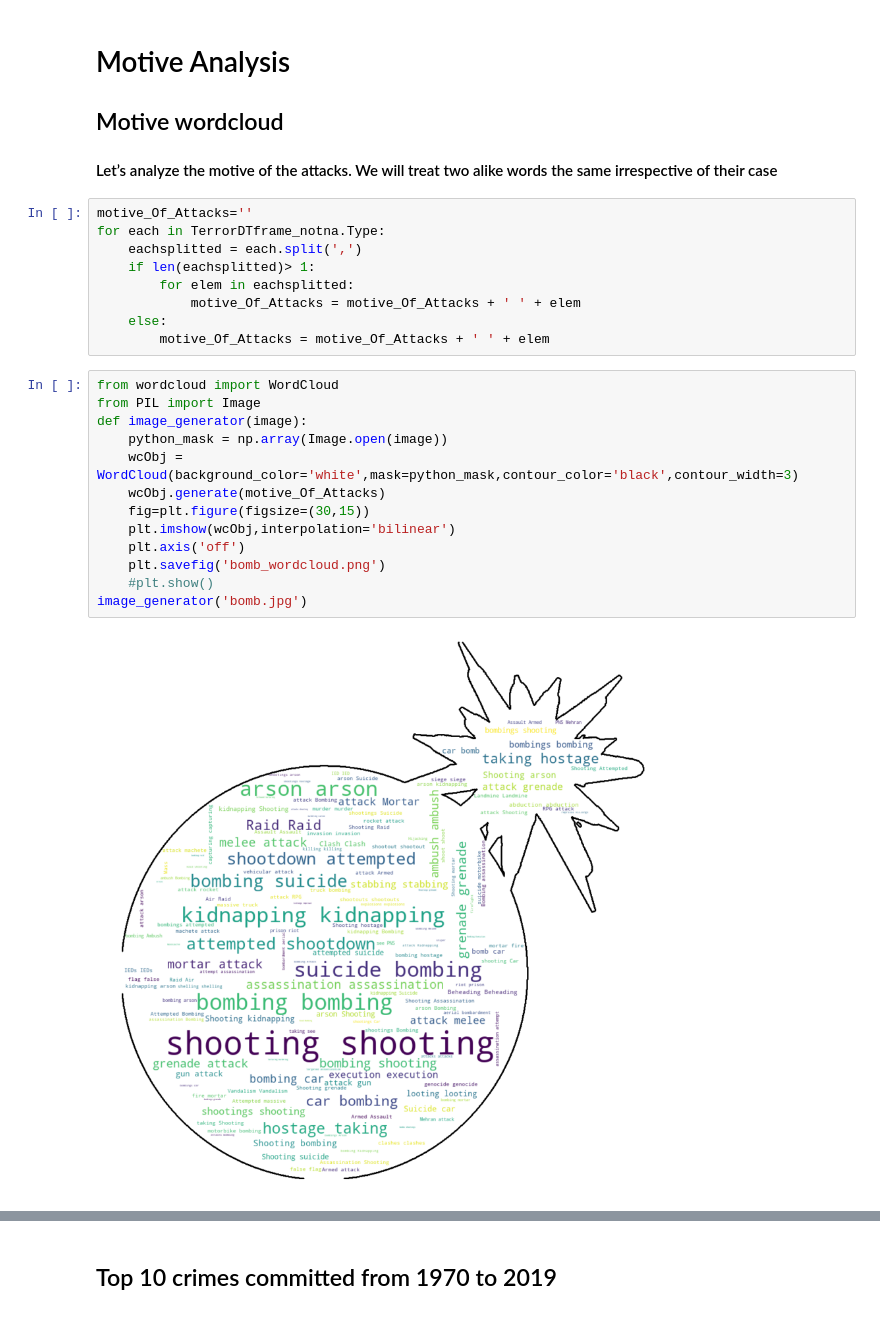
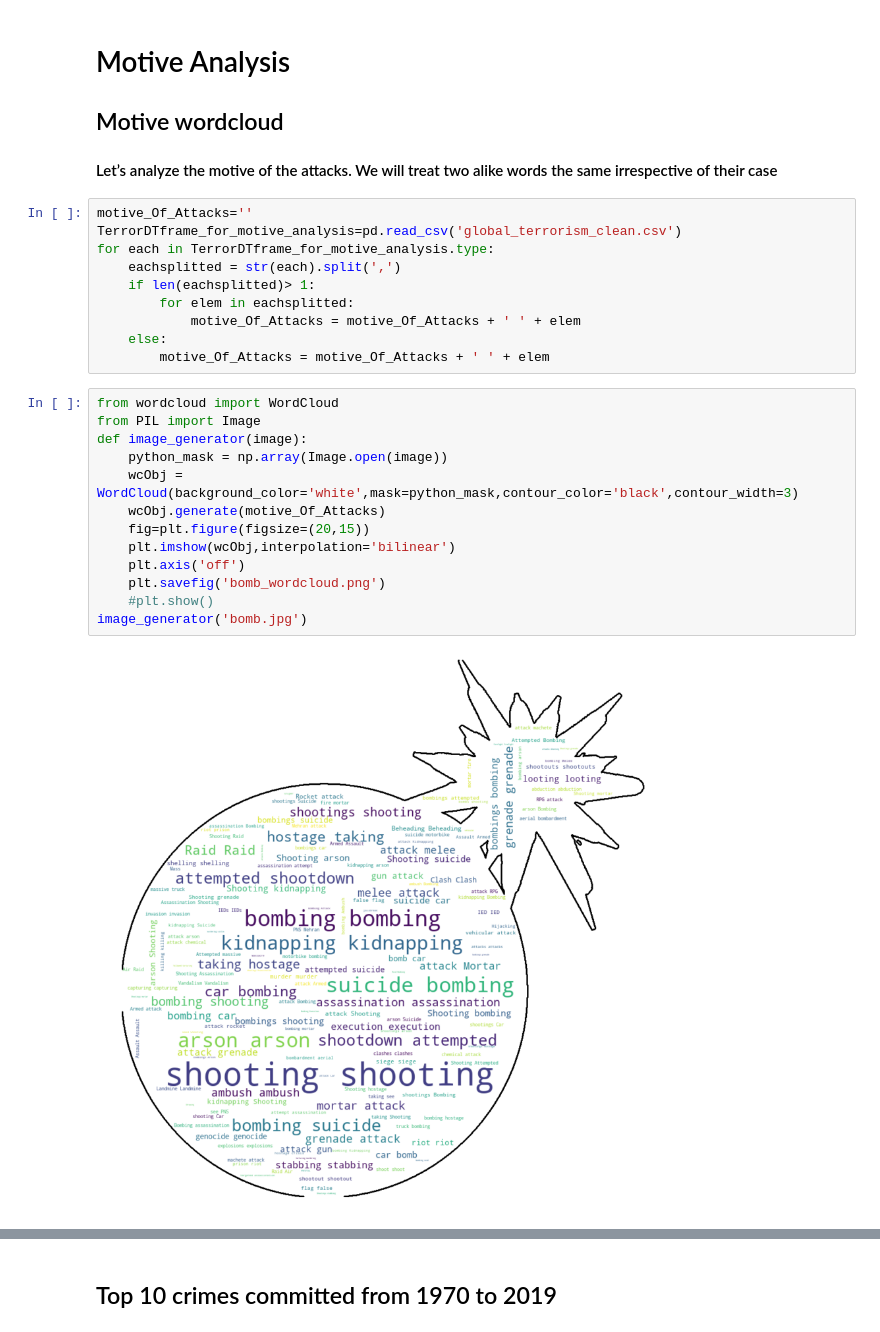
Before and after one commit to SupChanda/Predicting-perpetrators-of-global-terrorism, a Jupyter notebook: Predicting Perpetrator using Machine Learning algorithm.ipynb, the cells around one changed output, grey strips where cells are left out. Saved outputs shown, nothing was run; the diff lists cells and outputs as text.

```diff
--- a/Predicting Perpetrator using Machine Learning algorithm.ipynb
+++ b/Predicting Perpetrator using Machine Learning algorithm.ipynb
@@ -219,8 +296,9 @@ plt.show()
 #### Let’s analyze the motive of the attacks. We will treat two alike words the same irrespective of their case
 # %%
 motive_Of_Attacks=''
-for each in TerrorDTframe_notna.Type:
-    eachsplitted = each.split(',')
+TerrorDTframe_for_motive_analysis=pd.read_csv('global_terrorism_clean.csv')
+for each in TerrorDTframe_for_motive_analysis.type:
+    eachsplitted = str(each).split(',')
     if len(eachsplitted)> 1:
         for elem in eachsplitted:
             motive_Of_Attacks = motive_Of_Attacks + ' ' + elem
@@ -229,15 +307,15 @@ for each in TerrorDTframe_notna.Type:
 # %%
 from wordcloud import WordCloud
 from PIL import Image
 def image_generator(image):
     python_mask = np.array(Image.open(image))
     wcObj = WordCloud(background_color='white',mask=python_mask,contour_color='black',contour_width=3)
     wcObj.generate(motive_Of_Attacks)
-    fig=plt.figure(figsize=(30,15))
+    fig=plt.figure(figsize=(20,15))
     plt.imshow(wcObj,interpolation='bilinear')
     plt.axis('off')
     plt.savefig('bomb_wordcloud.png')
     #plt.show()
 image_generator('bomb.jpg')
 # %% [output]
-[figure, old version]
+[figure, new version]
```
Also changed, not shown: parts of 79 cells of this notebook, 2 other files.
